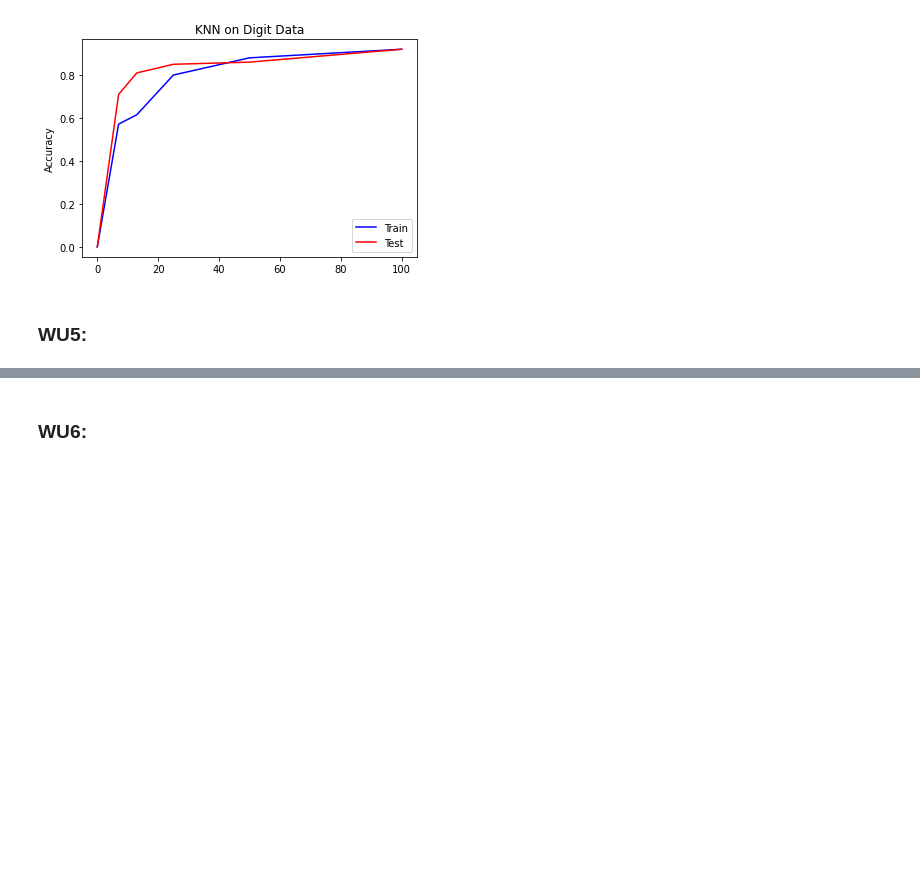
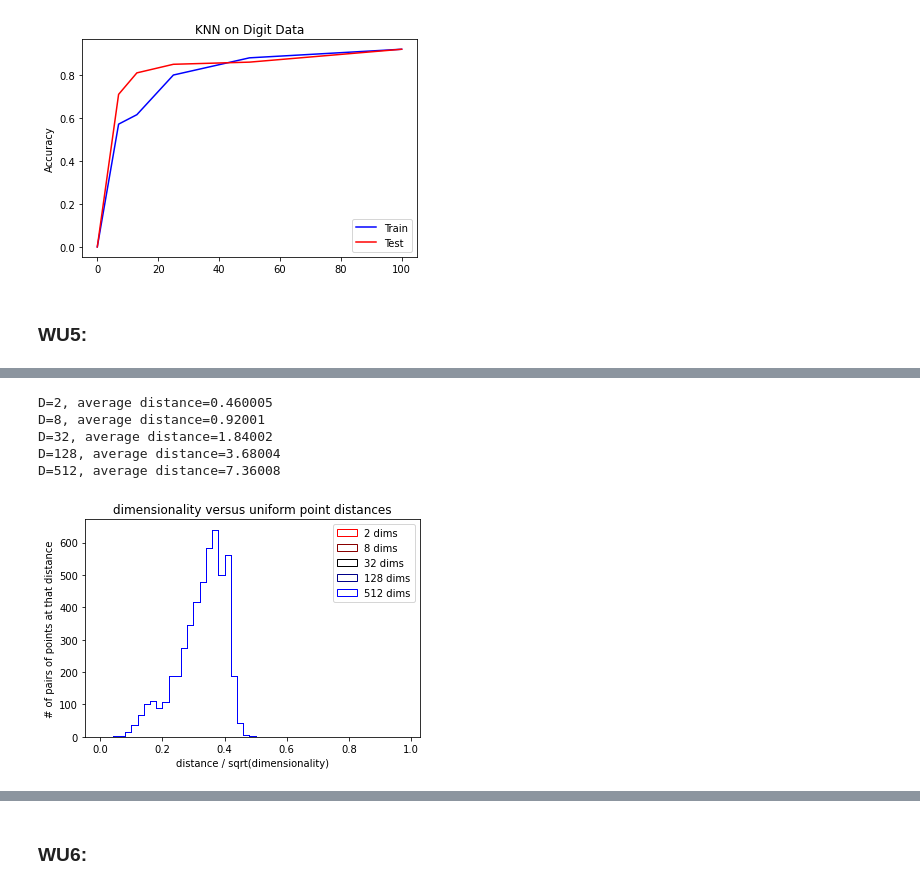
Before and after one commit to chickendreanso/cmsc-422-introduction-to-machine-learning, a Jupyter notebook: p1/WU.ipynb, the cells around one changed output, grey strips where cells are left out. Cells and saved outputs as stored; diff of their text form; code cells hidden in the pictures; blank space fills up the shorter version.

```diff
--- a/p1/WU.ipynb
+++ b/p1/WU.ipynb
@@ -148,0 +183,33 @@ import HighD
+# %%
+import HighD
+from numpy import *
+import matplotlib.pyplot as plt
+from math import *
+
+waitForEnter=False
+N    = 200                   # number of examples
+Dims = [2, 8, 32, 128, 512]   # dimensionalities to try
+Cols = ['#FF0000', '#880000', '#000000', '#000088', '#0000FF']
+Bins = arange(0, 1, 0.02)
+
+plt.xlabel('distance / sqrt(dimensionality)')
+plt.ylabel('# of pairs of points at that distance')
+plt.title('dimensionality versus uniform point distances')
+
+distances = HighD.computeDistances(datasets.DigitData.X)
+print ("D=%d, average distance=%g" % (d, mean(distances) * sqrt(d)))
+plt.hist(distances,
+         Bins,
+         histtype='step',
+         color=Cols[i])
+if waitForEnter:
+    plt.legend(['%d dims' % d for d in Dims])
+    plt.show()
+    x = raw_input('Press enter to continue...')
+# %% [output]
+D=2, average distance=0.460005
+D=8, average distance=0.92001
+D=32, average distance=1.84002
+D=128, average distance=3.68004
+D=512, average distance=7.36008
+[figure, added]
```
Also changed, not shown: parts of 5 cells of this notebook.
